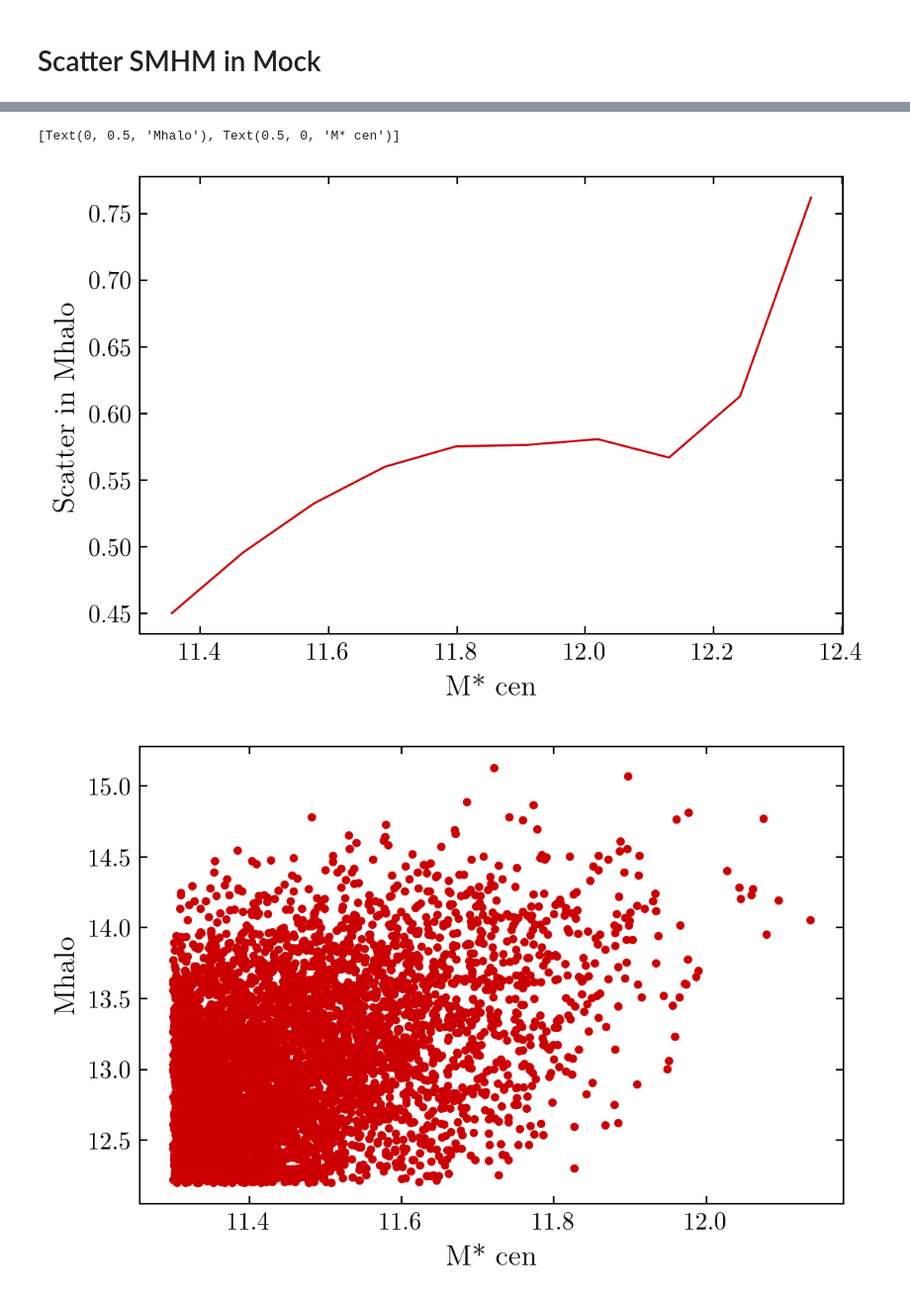
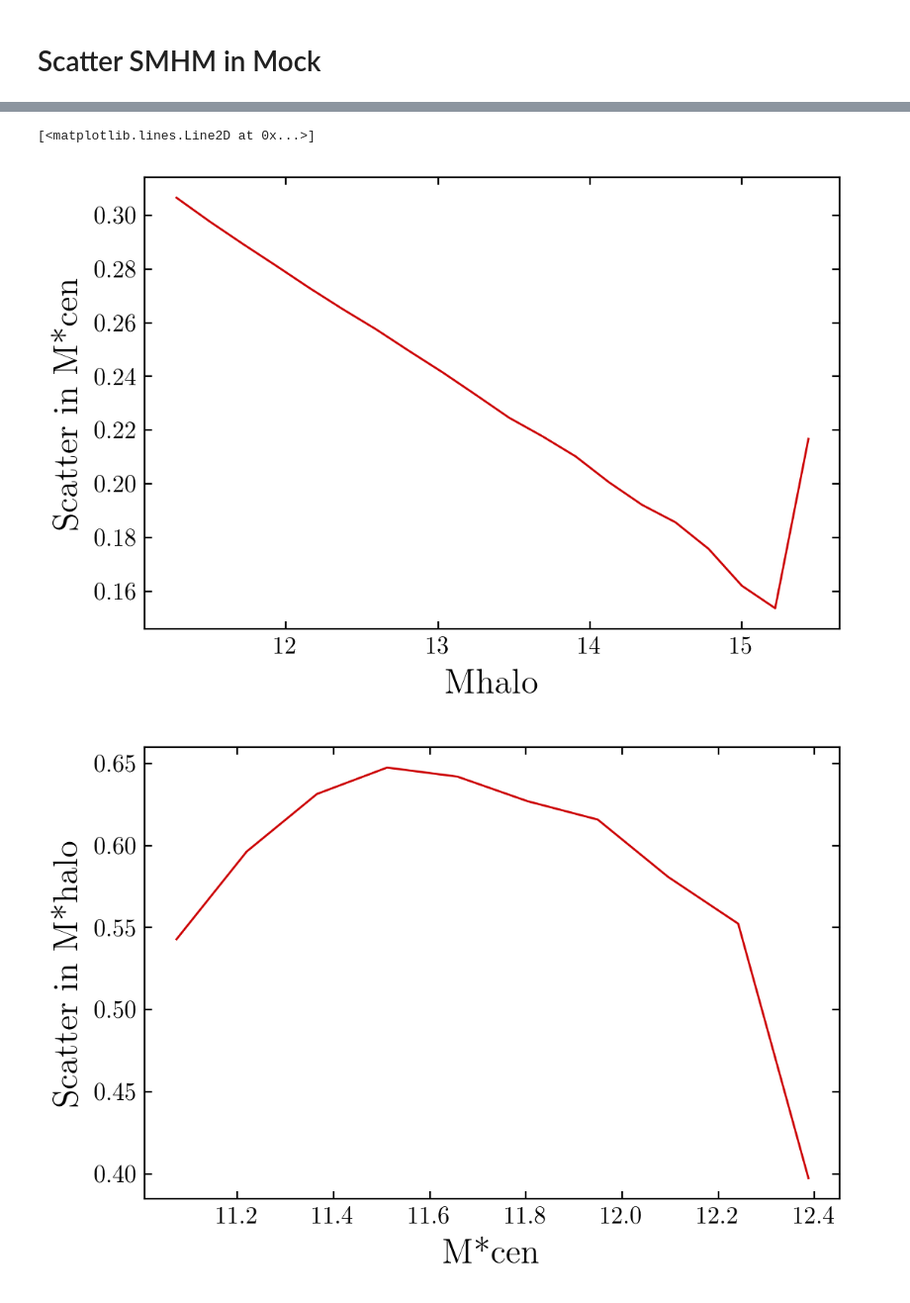
Before and after one commit to gsallabe/thesis_satellite_fraction, a Jupyter notebook: cb/analysis.ipynb, the cells around one changed output, grey strips where cells are left out. Shown at 99% size. Saved outputs shown, nothing was run; the diff lists cells and outputs as text; code cells hidden in the pictures.

```diff
--- a/cb/analysis.ipynb
+++ b/cb/analysis.ipynb
@@ -18,10 +18,20 @@ The autoreload extension is already loaded. To reload it, use:
 # %% [markdown]
 # Data
 # %%
-sim_data = np.load("mock.npy")
-sim_data = sim_data[sim_data["stellar_mass"] > 10**11.3]
+sim_data = np.load("mocks/new.npy")
 sim_size = 1000
+
+# sim_data = sim_data[np.log10(sim_data["stellar_mass"]) > 11]
 
 sats = sim_data[sim_data["upid"] != -1]
 cens = sim_data[sim_data["upid"] == -1]
 assert len(sim_data) == len(sats) + len(cens)
+# %%
+_, ax = plt.subplots()
+ax.hist(np.log10(cens["stellar_mass"]), bins="fd")
+complete_cut = 1e11
+ax.axvline(np.log10(complete_cut), color="blue")
+
+cens_complete = cens[cens["stellar_mass"] > complete_cut]
+sats_complete = sats[sats["stellar_mass"] > complete_cut]
+sim_data_complete = sim_data[sim_data["stellar_mass"] > complete_cut]
@@ -28,9 +40,6 @@ assert len(sim_data) == len(sats) + len(cens)
 # %% [markdown]
 # Magnitude Gap
 # %%
-cens = sim_data[sim_data["upid"] == -1]
-sats = sim_data[sim_data["upid"] != -1]
-
 sats = np.sort(sats, order=["upid", "stellar_mass"])
 cens = np.sort(cens, order="id")
 # %%
@@ -165,16 +149,40 @@ ax.scatter(
 # %%
-what = sim_data
-scatter, bin_edges, _ = scipy.stats.binned_statistic(np.log10(cens["stellar_mass"]), np.log10(cens["Mpeak"]), np.std, bins=10)
+scatter, bin_edges, _ = scipy.stats.binned_statistic(
+    np.log10(cens["Mpeak"]),
+    np.log10(cens["stellar_mass"]),
+    np.std,
+    bins=20,
+)
 bin_centers = bin_edges[1:] - np.diff(bin_edges)/2
 
 _, ax = plt.subplots()
 ax.plot(bin_centers, scatter)
-ax.set(xlabel="M* cen", ylabel="Scatter in Mhalo")
+ax.set(ylabel="Scatter in M*cen", xlabel="Mhalo")
+
+# Exactly the same, just the other way around
+scatter, bin_edges, _ = scipy.stats.binned_statistic(
+    np.log10(cens_complete["stellar_mass"]),
+    np.log10(cens_complete["Mpeak"]),
+    np.std,
+    bins=10,
+)
+bin_centers = bin_edges[1:] - np.diff(bin_edges)/2
 
 _, ax = plt.subplots()
-ax.scatter(np.log10(cens["stellar_mass"])[::100], np.log10(cens["Mpeak"])[::100])
-ax.set(xlabel="M* cen", ylabel="Mhalo")
+ax.plot(bin_centers, scatter)
+ax.set(ylabel="Scatter in M*halo", xlabel="M*cen")
+
+# And explaining why scatter in M*cen at fixed Mhalo is linear -
+# Mhalo is linear with Vmax which is what we conditioned on
+_, ax = plt.subplots()
+ax.scatter(
+    np.log10(cens["Mpeak"][::1000]),
+    np.log10(cens["Vmax@Mpeak"][::1000]),
+)
+regress = scipy.stats.linregress(np.log10(cens["Mpeak"]), np.log10(cens["Vmax@Mpeak"]))
+mhalo = np.array([11, 15])
+ax.plot(mhalo, regress.slope * mhalo + regress.intercept, color="blue")
 # %% [output]
-[Text(0, 0.5, 'Mhalo'), Text(0.5, 0, 'M* cen')]
+[<matplotlib.lines.Line2D at 0x...>]
-[figure, old version]
+[figure, new version]
-[figure, old version]
+[figure, new version]
```
Also changed, not shown: parts of 7 cells of this notebook, 7 other files.
